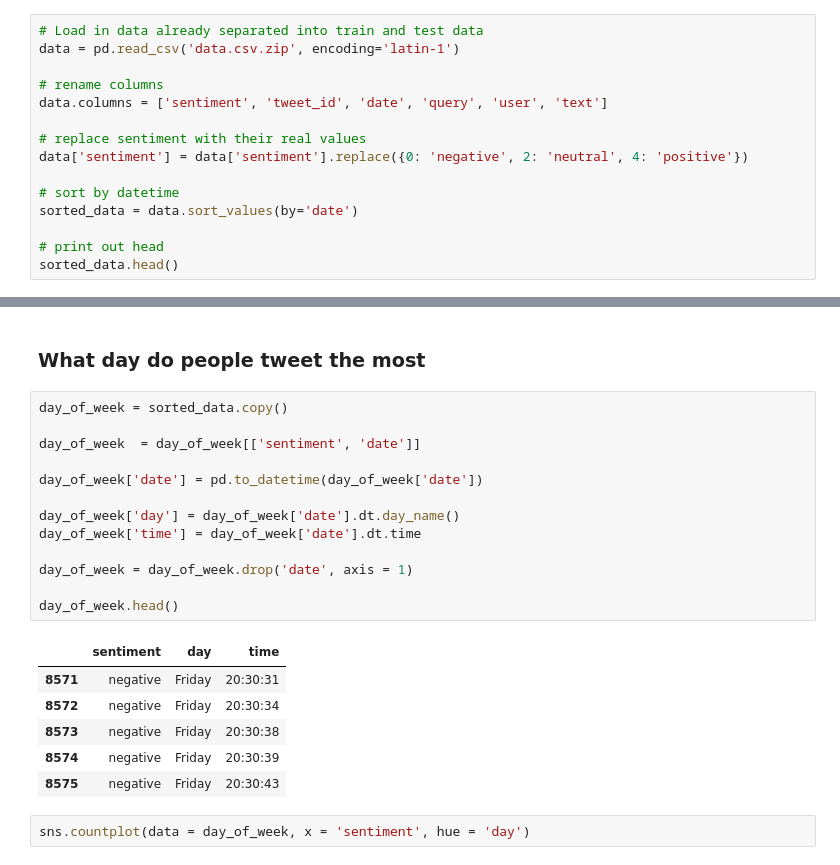
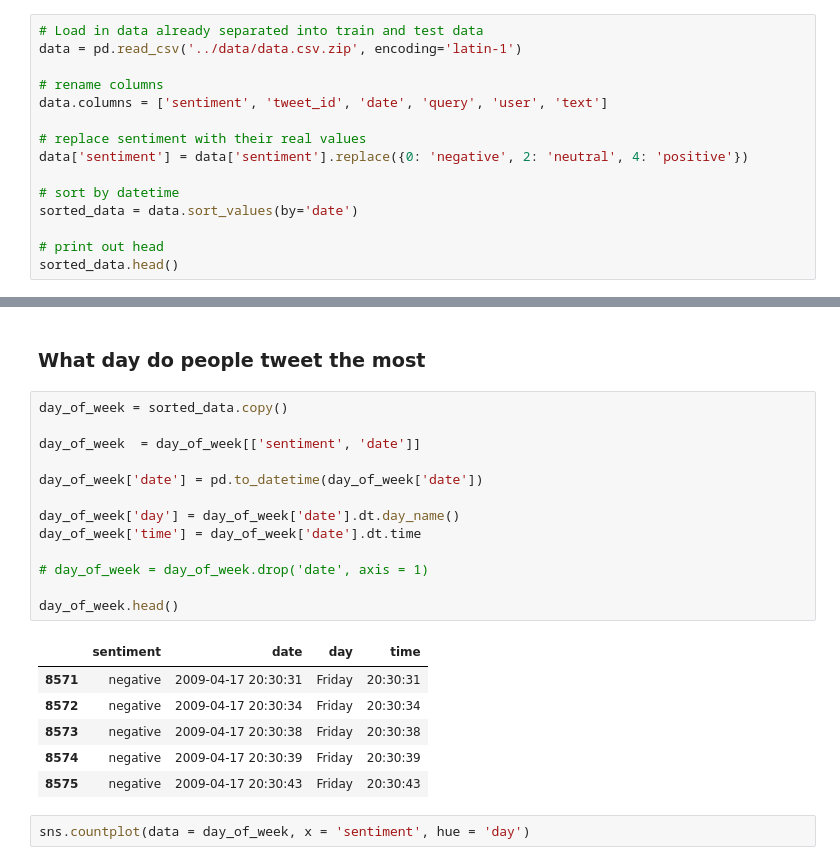
Before and after one commit to nechamab/sentiment_analysis, a Jupyter notebook: notebooks/time_series_emotions.ipynb, the cells around one changed output, grey strips where cells are left out. Drawn from its saved outputs; the diff is of its cells as text.

```diff
--- a/notebooks/time_series_emotions.ipynb
+++ b/notebooks/time_series_emotions.ipynb
@@ -13,6 +13,6 @@ import datetime
 # %%
 # Load in data already separated into train and test data
-data = pd.read_csv('data.csv.zip', encoding='latin-1')
+data = pd.read_csv('../data/data.csv.zip', encoding='latin-1')
 
 # rename columns
 data.columns = ['sentiment', 'tweet_id', 'date', 'query', 'user', 'text']
@@ -37,23 +37,23 @@ sorted_data.head()
 # %%
 day_of_week = sorted_data.copy()
 
 day_of_week  = day_of_week[['sentiment', 'date']]
 
 day_of_week['date'] = pd.to_datetime(day_of_week['date'])
 
 day_of_week['day'] = day_of_week['date'].dt.day_name()
 day_of_week['time'] = day_of_week['date'].dt.time
 
-day_of_week = day_of_week.drop('date', axis = 1)
+# day_of_week = day_of_week.drop('date', axis = 1)
 
 day_of_week.head()
 # %% [output]
-|  | sentiment | day | time |
-| 8571 | negative | Friday | 20:30:31 |
-| 8572 | negative | Friday | 20:30:34 |
-| 8573 | negative | Friday | 20:30:38 |
-| 8574 | negative | Friday | 20:30:39 |
-| 8575 | negative | Friday | 20:30:43 |
+|  | sentiment | date | day | time |
+| 8571 | negative | 2009-04-17 20:30:31 | Friday | 20:30:31 |
+| 8572 | negative | 2009-04-17 20:30:34 | Friday | 20:30:34 |
+| 8573 | negative | 2009-04-17 20:30:38 | Friday | 20:30:38 |
+| 8574 | negative | 2009-04-17 20:30:39 | Friday | 20:30:39 |
+| 8575 | negative | 2009-04-17 20:30:43 | Friday | 20:30:43 |
 # %%
 sns.countplot(data = day_of_week, x = 'sentiment', hue = 'day')
 # %% [output]
```
Also changed, not shown: parts of 8 cells of this notebook, 4 other files.
